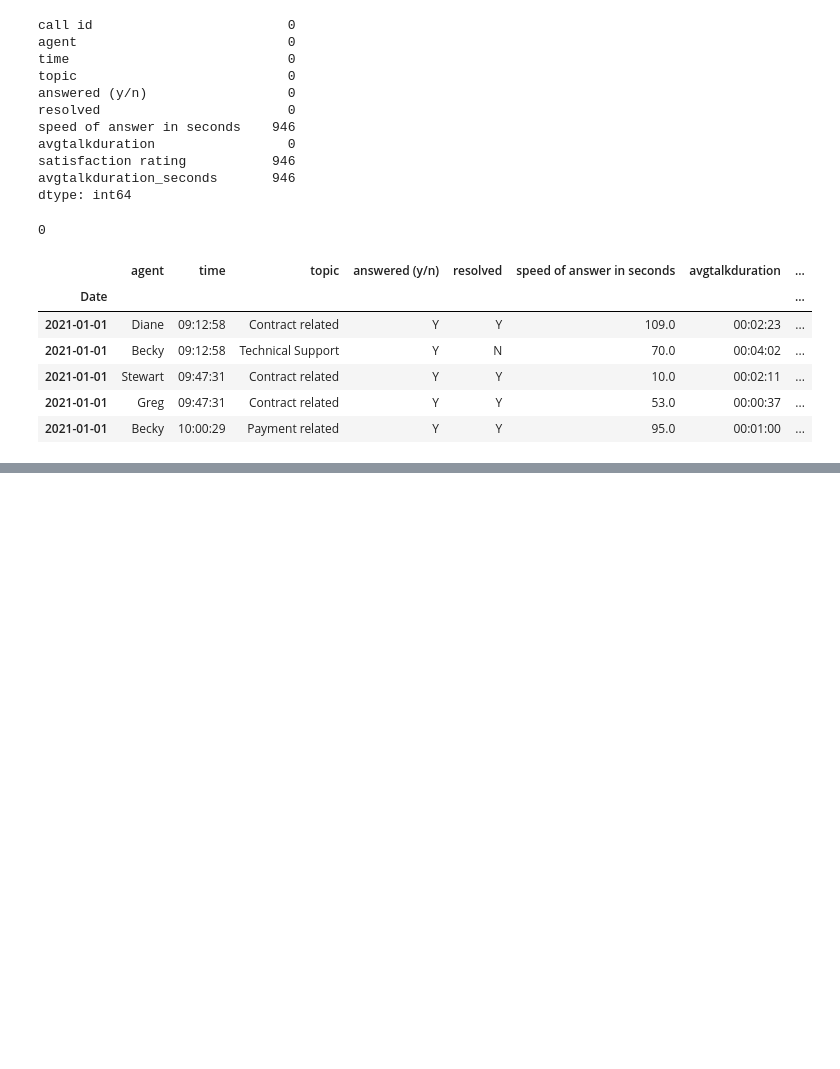
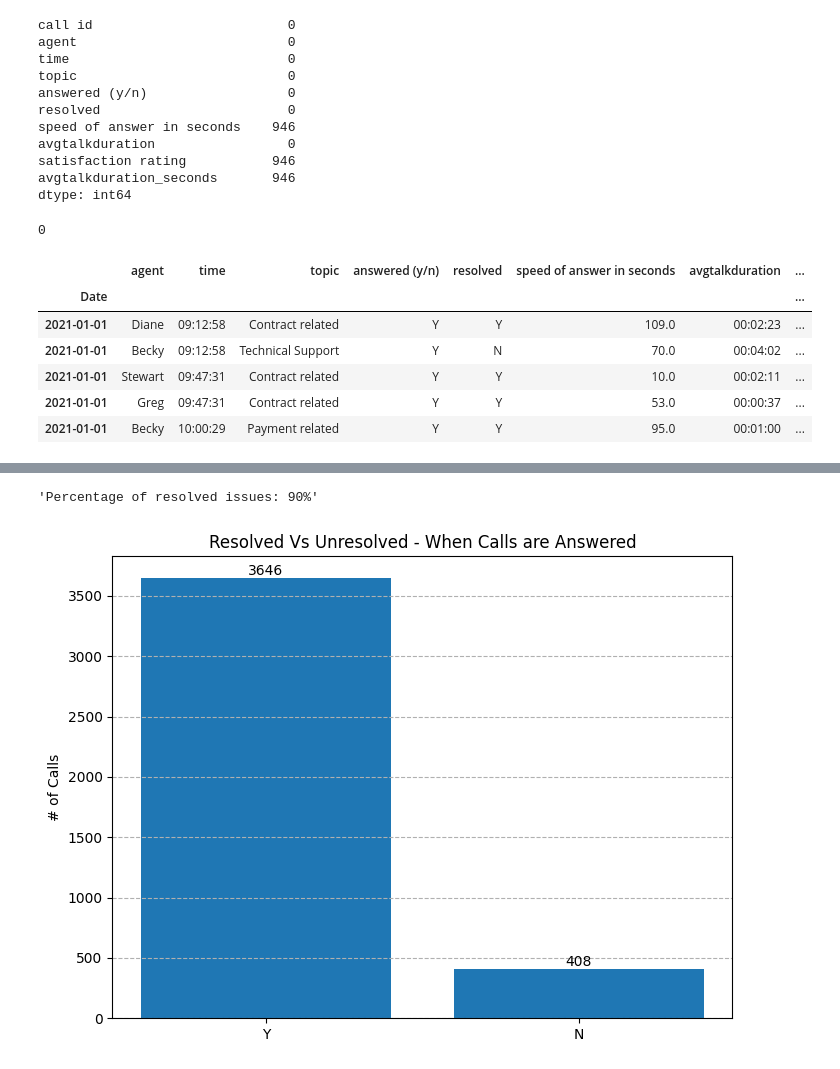
Before and after one commit to daveysull/PFDA, a Jupyter notebook: project/project.ipynb, the cells around one changed output, grey strips where cells are left out. Saved outputs shown, nothing was run; the diff lists cells and outputs as text; code cells hidden in the pictures; blank space fills up the shorter version.

```diff
--- a/project/project.ipynb
+++ b/project/project.ipynb
@@ -113,0 +206,35 @@ df.head()
+# %%
+# Create a DF with null values excluded
+clean_df = df.dropna()
+# %%
+# Calculate total issues
+total_issues = clean_df['resolved'].count()
+
+# Count resolved issues
+resolved_issues = (clean_df['resolved'] == 'Y').sum()
+
+# Calculate the percentage
+percentage_resolved = (resolved_issues / total_issues) * 100
+
+(f"Percentage of resolved issues: {percentage_resolved:.0f}%")
+# %% [output]
+'Percentage of resolved issues: 90%'
+# %%
+counts = clean_df['resolved'].value_counts()
+
+# Create a bar chart
+fig, ax = plt.subplots(figsize=(8, 6))
+bars = ax.bar(counts.index, counts.values)
+
+# Add count labels to the bars
+ax.bar_label(bars, fmt='%g', fontsize=10)
+
+# Formatting the plot
+ax.set_title('Resolved Vs Unresolved - When Calls are Answered')
+ax.set_xlabel('')
+ax.set_ylabel('# of Calls')
+ax.grid(axis='y', linestyle='--')
+
+plt.show()
+# %% [output]
+[figure, added]
```
Also changed, not shown: parts of 24 cells of this notebook.
